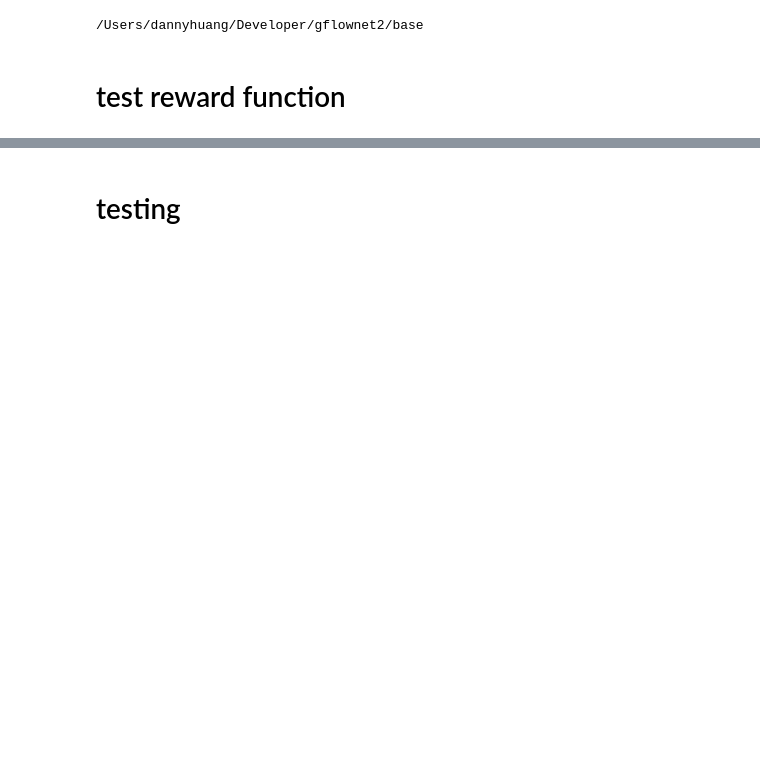
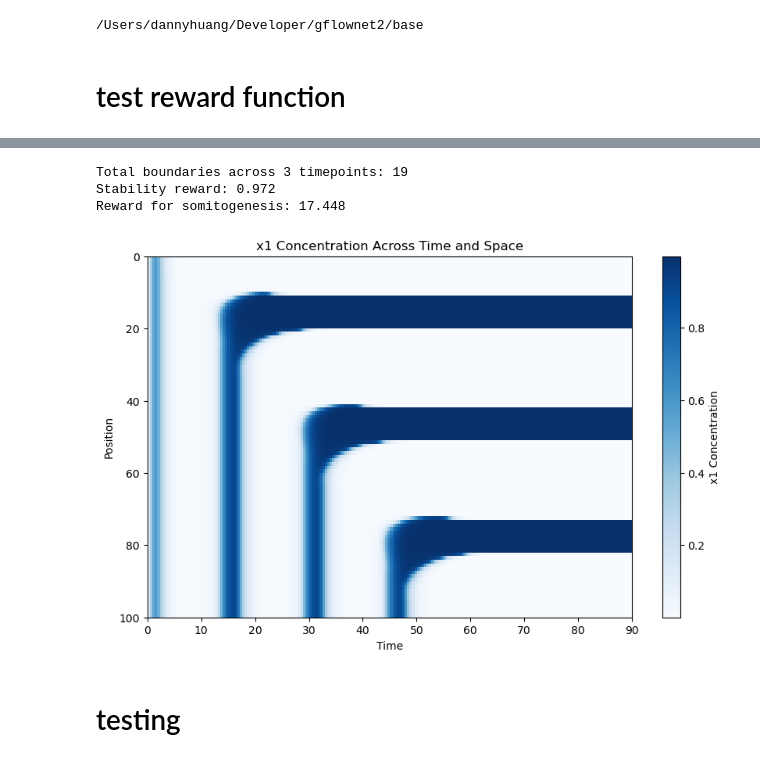
Before and after one commit to qhuang20/discrete-gflownet, a Jupyter notebook: test_grid.ipynb, the cells around one changed output, grey strips where cells are left out. Cells and saved outputs as stored; diff of their text form; code cells hidden in the pictures; blank space fills up the shorter version.

Commit message:
+ graph

```diff
--- a/test_grid.ipynb
+++ b/test_grid.ipynb
@@ -52,0 +40,77 @@ Reward for somitogenesis: 0.0
+# %%
+
+
+"""Slope"""
+# test_weights =(77, 135, -100, 55, 200, -200, 200, 77, 55)
+# test_weights = (196, -110, -26, 200, 37, -3, 183, -30, 125)
+# test_weights = (185, -105, -27, 200, 75, -81, 50, 5, -31)
+# test_weights = (77, 135, -100, 55, 200, -200, 200, 77, 55)
+# test_weights = [100, 100, -96, 100, -100, -96, 92, 100, 100]
+
+
+
+"""Wave"""
+# test_weights = (155, -126, -12, 127, 125, -76, 125, 5, 200)
+# test_weights = (181, -152, 30, 81, 151, -101, 150, 80, 151)
+# test_weights = (180, -152, 30, 81, 151, -75, 150, 80, 151)
+# test_weights = (150, -100, 55, -81, 151, 177, -75, -31, 161)
+# test_weights = (176, -177, -5, 200, 176, -125, -50, 25, 181)
+# test_weights = (181, -152, 30, 81, 151, -101, 150, 80, 151)
+# test_weights = [89, -81, -18, 35, 90, -90, -82, -13, 113]
+# test_weights = (80, -100, -1, 180, 150, -100, 176, -36, 100)
+# test_weights = (200, -200, 1, 180, 176, -125, -26, -5, 180)
+# test_weights = (177, -177, -5, 200, 176, -125, -50, 25, 181)
+# test_weights = (150, -100, 55, -81, 151, 177, -75, -31, 161)
+# test_weights = (181, -152, 30, 81, 151, -101, 150, 80, 151)
+
+
+
+"""Noisy"""
+# test_weights = (76, -56, -1, -55, 75, -1, -51, 55, 130)
+# test_weights = (80, -100, -1, 180, 150, -100, 176, -36, 100)
+
+
+
+"""GOOD"""
+# test_weights = [154, -200, 82, -33, 90, -90, -82, -13, 30]
+# test_weights = (25, -200, 55, -81, 181, -176, -176, -41, 80)
+# test_weights = (61, -105, 35, -35, 10, -30, -176, 11, 132)
+# test_weights = (151, -150, -56, 107, 160, -126, 101, -16, 175)
+# test_weights = (80, -76, 51, 125, 176, -78, -86, -55, 150)
+# test_weights = (126, -177, 82, -55, 136, -130, -181, 6, 26)
+# test_weights = [-34, -130, 0, -109, 65, -66, -145, -48, 58]
+# test_weights = [154, -200, 82, -33, 90, -90, -82, -13, 30]
+# test_weights = [153, -165, 200, 19, -14, -45, -101, -32, 42]
+# test_weights = [137, -155, 153, 35, -14, -45, -101, -32, 42]
+# test_weights = [171, -155, 153, 35, -14, -45, -101, -32, 42]
+# test_weights = [89, -81, -18, 35, 90, -90, -82, -13, 113]
+# test_weights = [89, -81, -18, 35, 90, -90, -82, -53, 113]
+# test_weights = [70, -81, -21, 12, 113, -103, -85, -16, 40]
+# test_weights = [13, -81, -18, -7, 93, -87, -66, -13, 27]
+# test_weights = (151, -125, -56, 107, 160, -126, 101, -16, 175)
+# test_weights = (80, -76, 51, 125, 176, -78, -86, -55, 150)
+
+
+
+"""PERFECT"""
+# test_weights = (126, -125, -56, 107, 105, -126, 100, -11, 175)
+# test_weights = [153, -159, -32, 19, -14, -45, -101, -32, 42]
+# test_weights = [15, -94, -27, -4, 100, -90, -85, -13, 30]
+# test_weights = [150, -162, 145, 19, -20, 10, -104, -29, 65]
+# test_weights = [1, -166, 119, -87, 58, -85, -111, -60, 78]
+test_weights = [155, -200, 73, -49, 100, -103, -127, -19, 27]
+
+
+
+
+
+start_time = time.perf_counter_ns()
+reward = somitogenesis_reward_func(test_weights, plot=True)
+print(f"Reward for somitogenesis: {reward}")
+end_time = time.perf_counter_ns()
+# print(f"Time taken to run coord_reward_func: {(end_time - start_time)/1e9:.9f} seconds")
+# %% [output]
+Total boundaries across 3 timepoints: 19
+Stability reward: 0.972
+Reward for somitogenesis: 17.448
+[figure, added]
```
Also changed, not shown: parts of 5 cells of this notebook, 7 other files.
